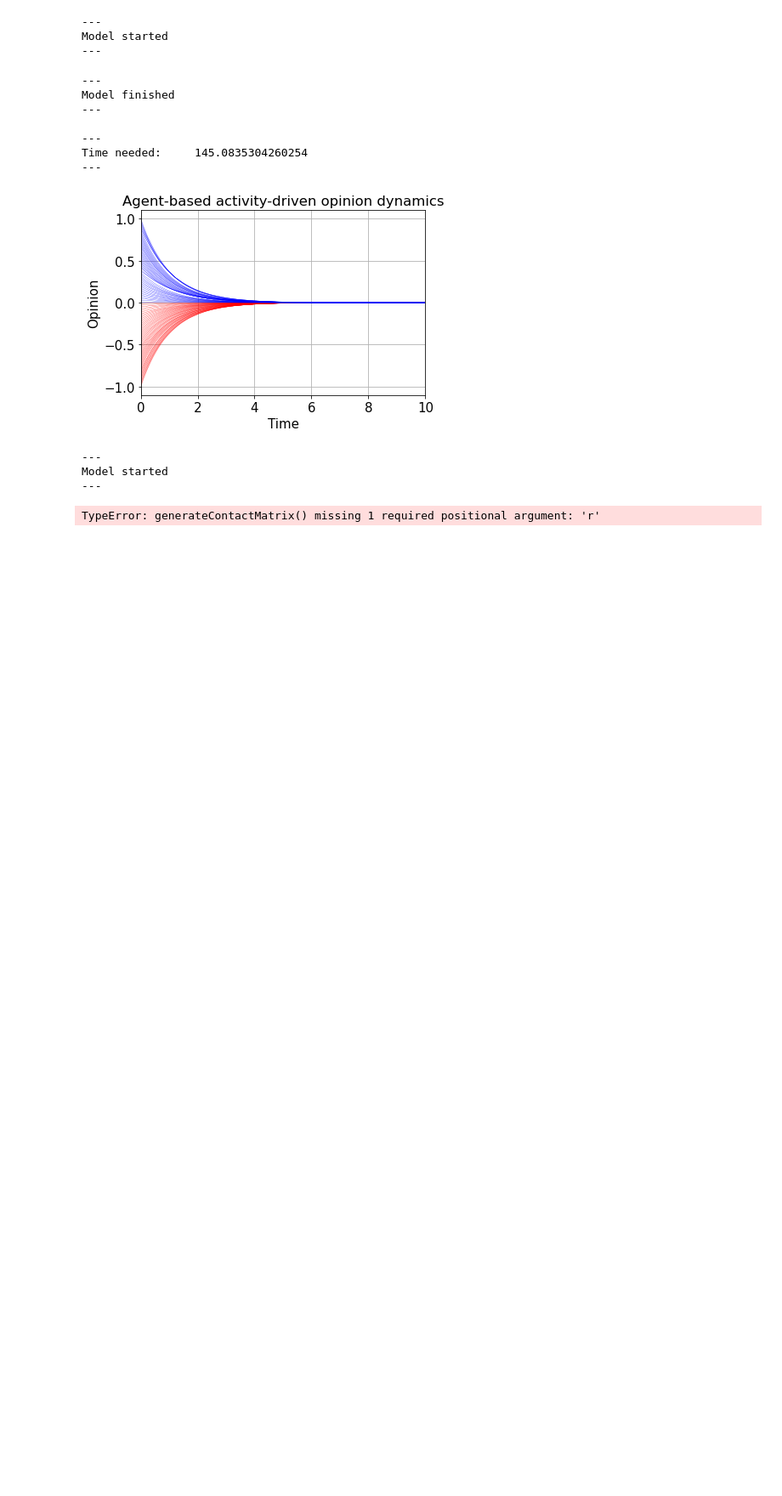
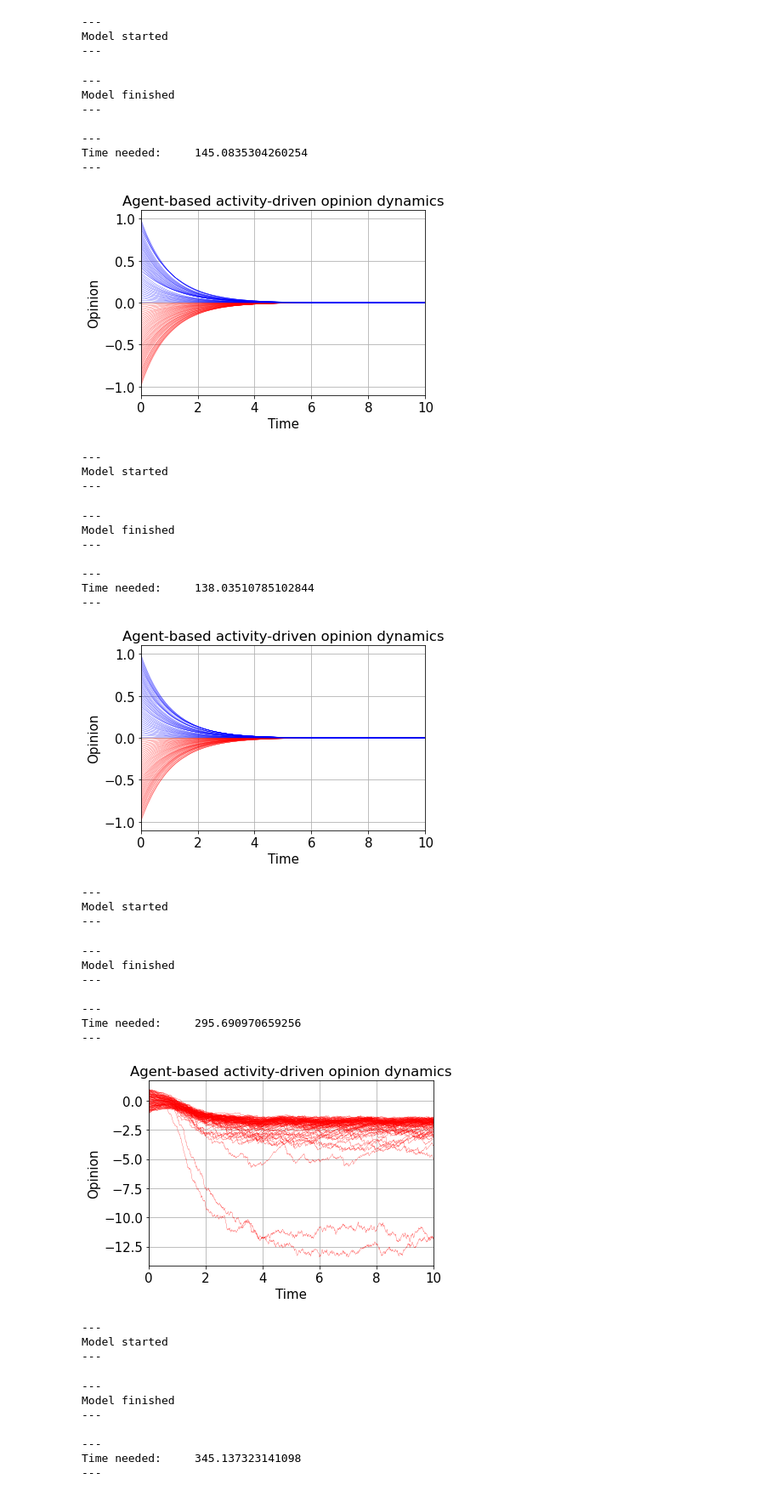
Before and after one commit to J3nF/Echo-Chamber, a Jupyter notebook: Jens-Echo-Chamber-Hobby.ipynb, the cells around one changed output. Shown: that part at 85% size. Drawn from its saved outputs; the diff is of its cells as text; code cells hidden in the pictures; blank space fills up the shorter version.

```diff
--- a/Jens-Echo-Chamber-Hobby.ipynb
+++ b/Jens-Echo-Chamber-Hobby.ipynb
@@ -266,8 +266,9 @@ for i in range(len(alphas)):
 
         # Integrate opinion differential equation from t_current-dt to t_current
         currentOpinions = model.getAllOpinions()
+        currentActivities = model.getAllActivities()
         t_RK4 = np.linspace(t_current-dt, t_current, 2)
-        A = generateContactMatrix(currentOpinions, beta_current, m, r)
+        A = generateContactMatrix(currentOpinions, currentActivities, beta_current, m, r)
         solODE = odeint(diffEq, currentOpinions, t_RK4, args=(alpha_current, K))
 
         # Update and store new opinions in agents and storage array
@@ -292,32 +293,60 @@ for i in range(len(alphas)):
     times = np.arange(time_0, time_finish, dt)
 
     # Plot each agent via looping over storage array
     for i in range(len(opinionStorage.T)):
 
         # In case the last value of agent i is negative, the graph color will be changed to red
         if opinionStorage.T[i][-1] < 0:
             color = 'r'
         else:
             color ='b'
         plt.plot(times, opinionStorage.T[i], color, linewidth=.25)
 
     plt.xlabel('Time')
     plt.ylabel('Opinion')
     plt.title('Agent-based activity-driven opinion dynamics', size=16.5)
     plt.grid()
     plt.xlim([0,10])
 
     #plt.ylim([-1, 1])
     #plt.xticks([0, 5, 10])
     #plt.yticks([-5, 0, 5])
 
     # Uncomment if you do want to save the figure:
     file_name = 'Dynamics--N='+str(N)+'--alpha='+str(alpha_current)+'--beta='+str(beta_current)
     np.savetxt(str(file_name+'.txt'), opinionStorage.T)
-    plt.savefig(str(file_name+'.png'))
+    plt.savefig(str(file_name+'.png'), bbox_inches='tight')
     plt.show()
 # %% [output]
 ---
 Model started
 ---
-TypeError: generateContactMatrix() missing 1 required positional argument: 'r'
+---
+Model finished
+---
+
+---
+Time needed:     138.03510785102844
+---
+[figure, added]
+---
+Model started
+---
+---
+Model finished
+---
+
+---
+Time needed:     295.690970659256
+---
+[figure, added]
+---
+Model started
+---
+---
+Model finished
+---
+
+---
+Time needed:     345.137323141098
+---
```
Also changed, not shown: parts of 2 cells of this notebook, 6 other files.
